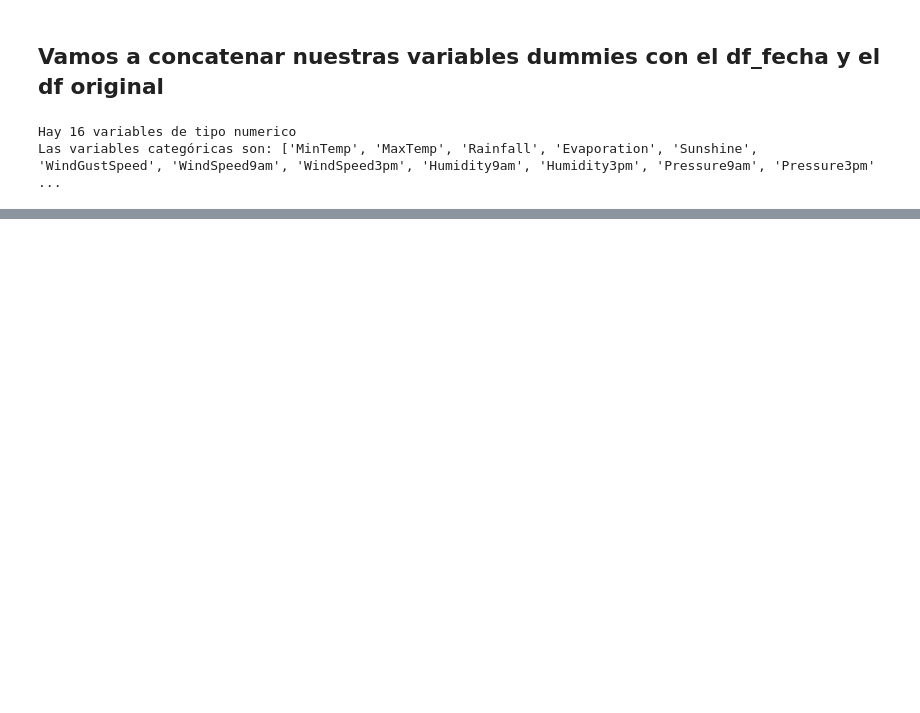
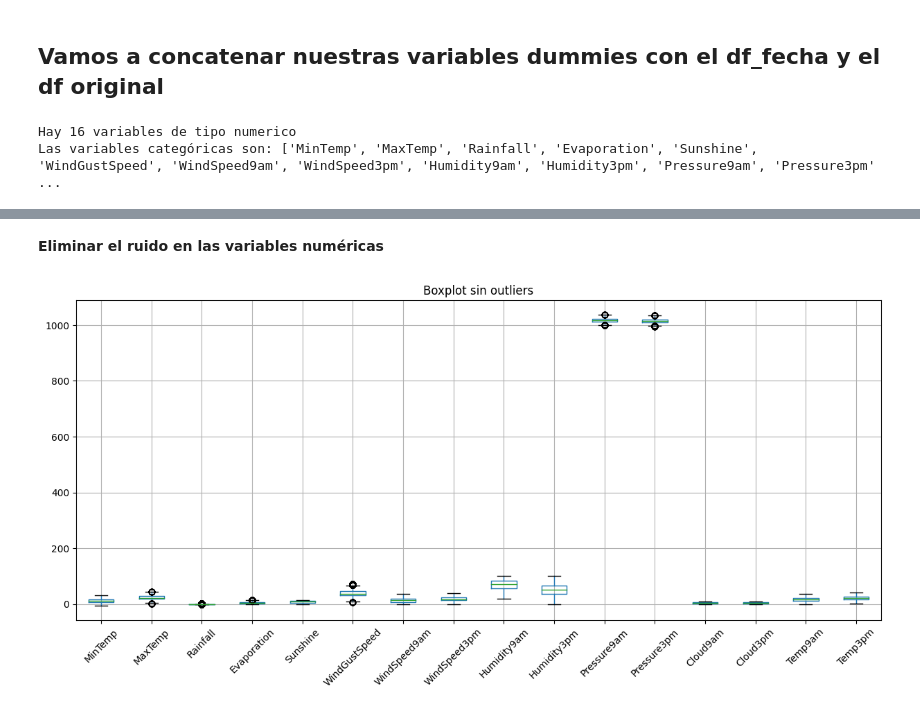
Before and after one commit to brayamrt/DiplomadoPython, a Jupyter notebook: 5.RegresionLogistica/RegresionLogistica.ipynb, the cells around one changed output, grey strips where cells are left out. Drawn from its saved outputs; the diff is of its cells as text; code cells hidden in the pictures; blank space fills up the shorter version.

```diff
--- a/5.RegresionLogistica/RegresionLogistica.ipynb
+++ b/5.RegresionLogistica/RegresionLogistica.ipynb
@@ -259,2 +259,0 @@ df_cate['RainToday'] = imputacionCatNA(df_cate, 'RainToday')
-# %%
-df_cate['RainTomorrow'] = imputacionCatNA(df_cate, 'RainTomorrow')
@@ -327,12 +346,10 @@ print(df_dum['WindDir3pm'].unique())
 for col in df_dum.columns:
     # Comprobar si la columna es categórica con 2 opciones
     if df_dum[col].nunique() == 2:
-         binarizar(df_dum,col)
+         pd.get_dummies(df_dum[col], drop_first=True)
 
     else:
-        dummies = pd.get_dummies(df_dum[col], prefix=col)
-        df_dum = pd.concat([df_dum, dummies], axis=1)
-        df_dum.drop(col, axis=1, inplace=True)
+        pd.get_dummies(df_dum[col], drop_first=True, dummy_na=True)
 
 
 datos_NAN(df_dum)
@@ -514,0 +394,2 @@ El rango IQR es: 11.0
+# %%
+df_f_f = pd.concat([df_f, df_fecha],axis=1)
@@ -514,0 +522,2 @@ El rango IQR es: 11.0
+# %% [markdown]
+**Eliminar el ruido en las variables numéricas**
@@ -514,0 +526,12 @@ El rango IQR es: 11.0
+# %%
+for i in df_f_f:
+    if df_f_f[i].dtype=='float64':
+        Q1 = df_f_f[i].quantile(0.25)
+        Q3 = df_f_f[i].quantile(0.75)
+        IQR = Q3-Q1
+        lower = Q1 - 1.5 * IQR
+        upper = Q3 + 1.5 * IQR
+        mediana = np.median(df_f_f[i])
+        for m in df_f_f[i]:
+            if m > upper or m < lower:
+                df_f_f[i] = df_f_f[i].replace(m, mediana)
@@ -514,0 +542,9 @@ El rango IQR es: 11.0
+# %%
+#Se analizan observa la eliminación de los outliers
+plt.figure(figsize=[15,6])
+plt.title('Boxplot sin outliers')
+df_f_f.boxplot(column= ['MinTemp', 'MaxTemp', 'Rainfall', 'Evaporation', 'Sunshine', 'WindGustSpeed', 'WindSpeed9am', 'WindSpeed3pm', 'Humidity9am', 'Humidity3pm', 'Pressure9am', 'Pressure3pm', 'Cloud9am', 'Cloud3pm', 'Temp9am', 'Temp3pm'])
+plt.xticks(rotation=45)
+plt.show()
+# %% [output]
+[figure, added]
```
Also changed, not shown: parts of 68 cells of this notebook.
